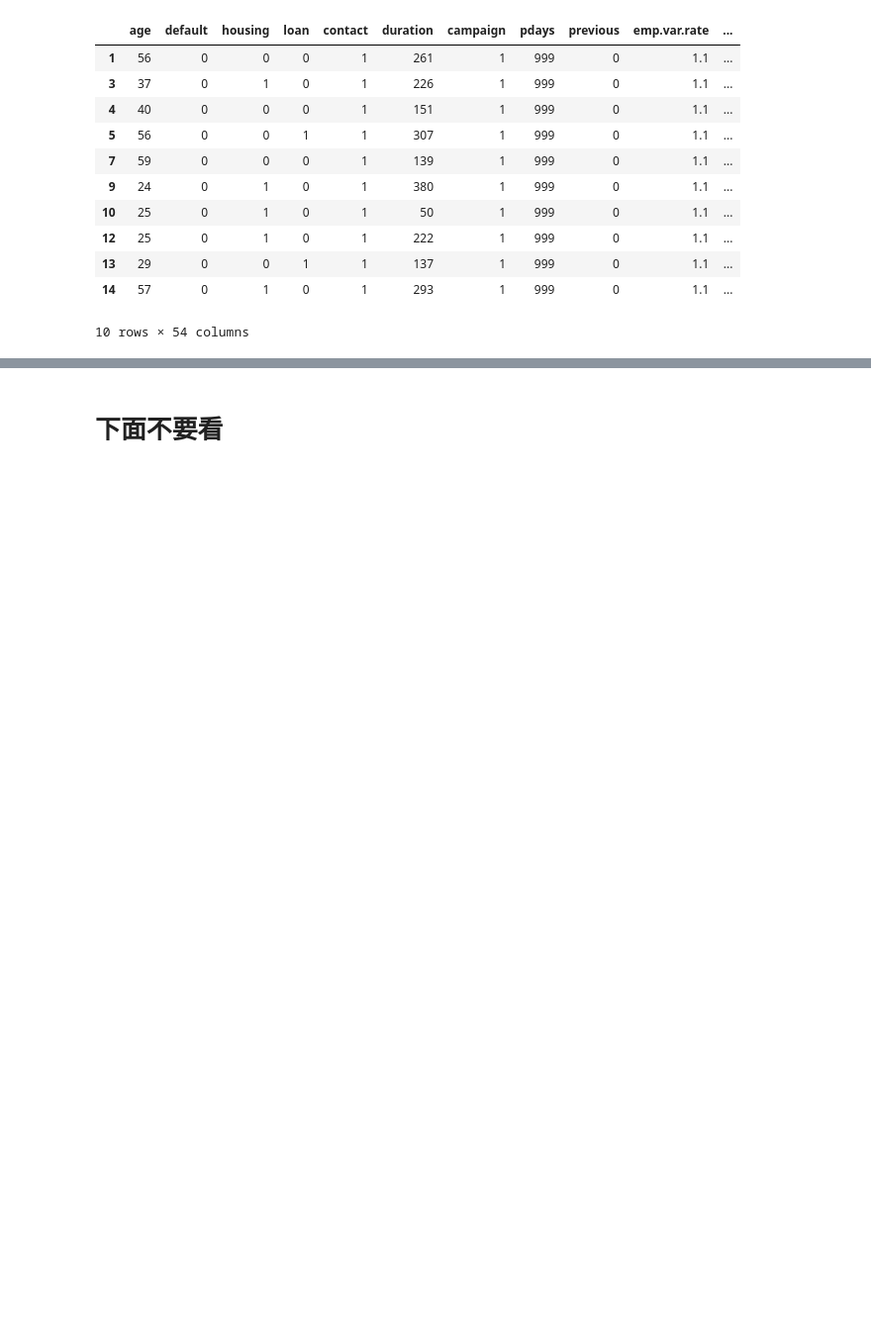
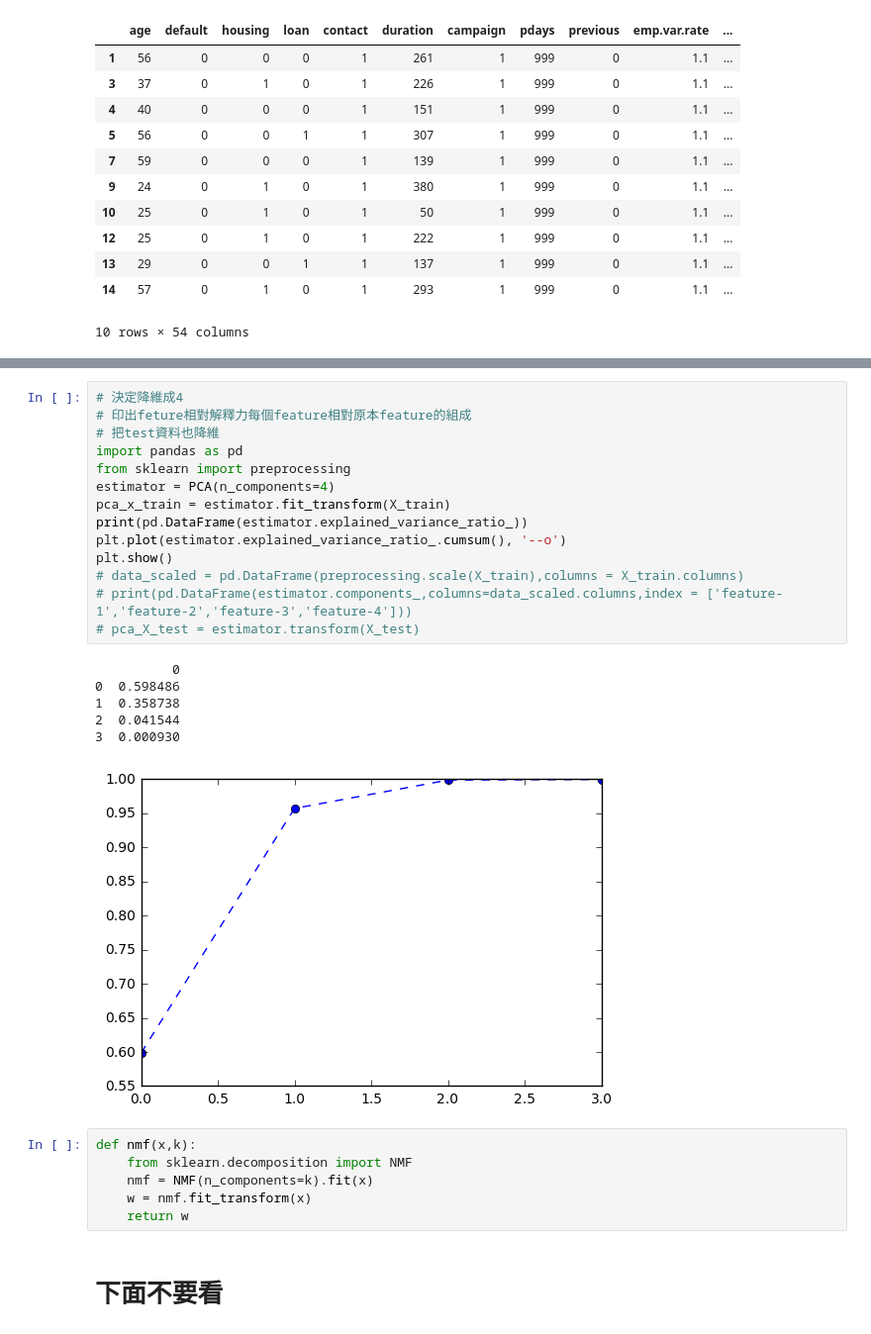
Before and after one commit to ChessyHsu/Statistical-Learning, a Jupyter notebook: Final/bank.ipynb, the cells around one changed output, grey strips where cells are left out. Shown: that part at 99% size. Drawn from its saved outputs; the diff is of its cells as text; blank space fills up the shorter version.

```diff
--- a/Final/bank.ipynb
+++ b/Final/bank.ipynb
@@ -216,3 +315,30 @@ train_nonull.head(10)
+# %%
+# 決定降維成4
+# 印出feture相對解釋力每個feature相對原本feature的組成
+# 把test資料也降維
+import pandas as pd
+from sklearn import preprocessing
+estimator = PCA(n_components=4)
+pca_x_train = estimator.fit_transform(X_train)
+print(pd.DataFrame(estimator.explained_variance_ratio_))
+plt.plot(estimator.explained_variance_ratio_.cumsum(), '--o')
+plt.show()
+# data_scaled = pd.DataFrame(preprocessing.scale(X_train),columns = X_train.columns)
+# print(pd.DataFrame(estimator.components_,columns=data_scaled.columns,index = ['feature-1','feature-2','feature-3','feature-4']))
+# pca_X_test = estimator.transform(X_test)
+# %% [output]
+          0
+0  0.598486
+1  0.358738
+2  0.041544
+3  0.000930
+[figure, added]
+# %%
+def nmf(x,k):
+    from sklearn.decomposition import NMF
+    nmf = NMF(n_components=k).fit(x)
+    w = nmf.fit_transform(x)
+    return w
 # %% [markdown]
 # 下面不要看
 # %%
```
Also changed, not shown: parts of 7 cells of this notebook.
